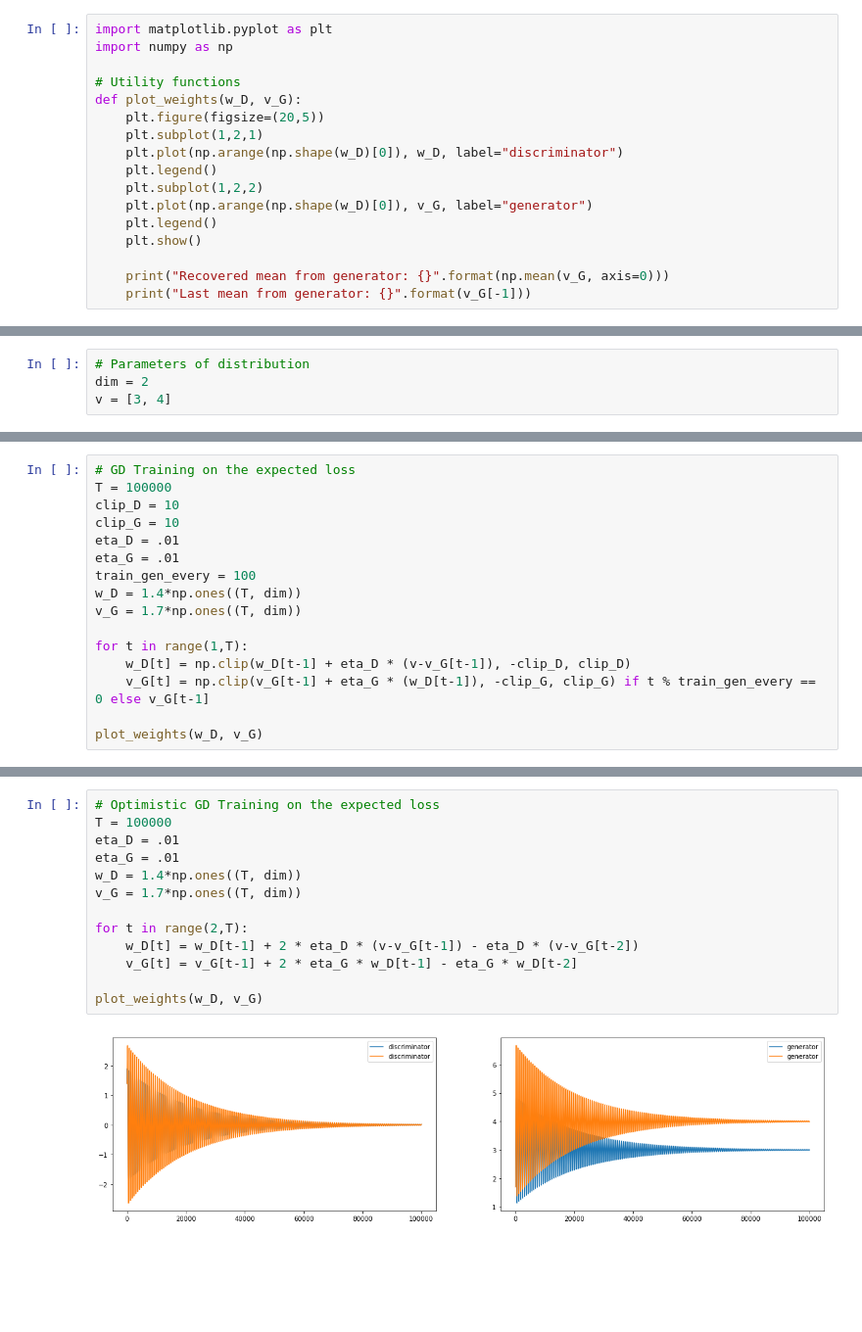
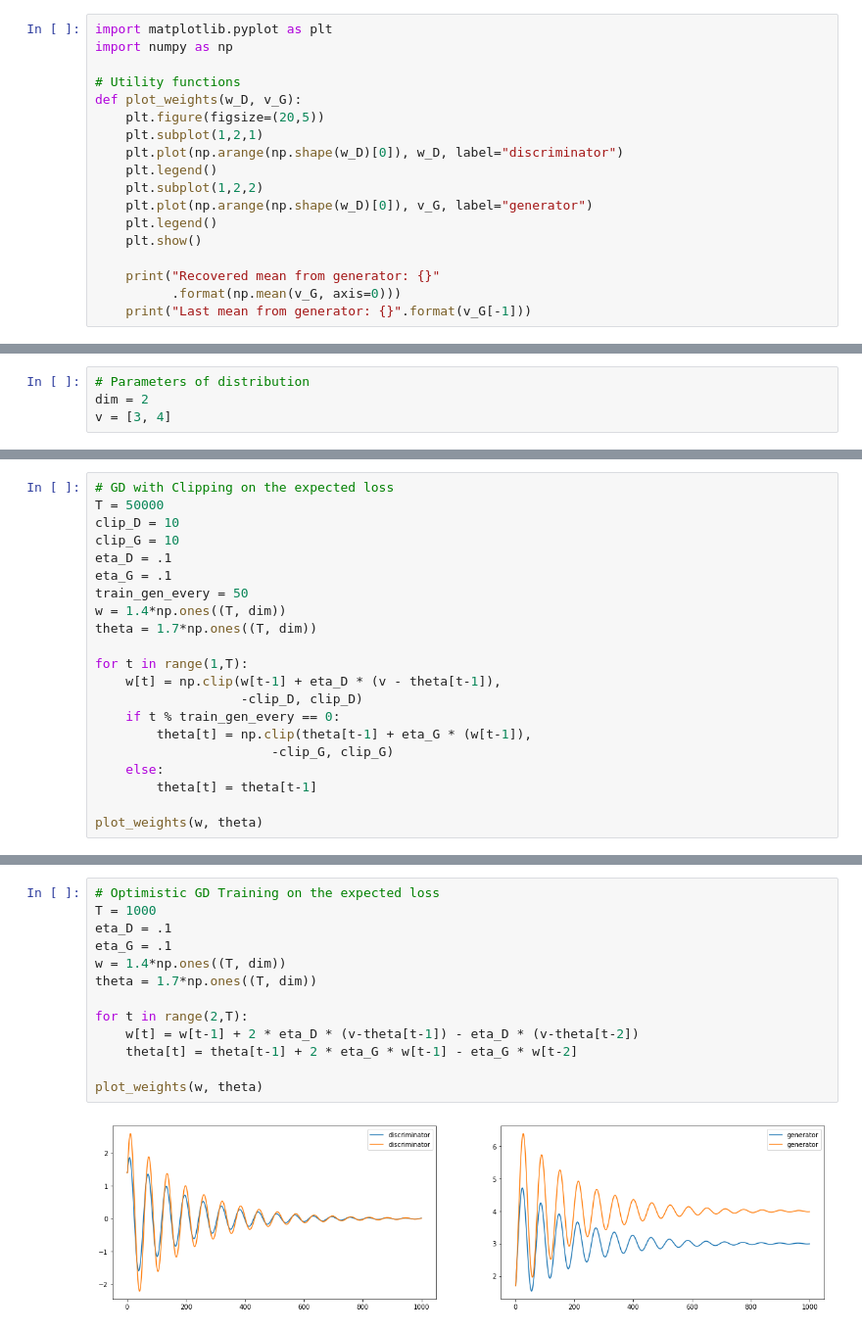
Before and after one commit to vsyrgkanis/optimistic_GAN_training, a Jupyter notebook: notebooks/Simple_GAN_example.ipynb, the cells around one changed output, grey strips where cells are left out. Shown at 98% size. Drawn from its saved outputs; the diff is of its cells as text; blank space fills up the shorter version.

```diff
--- a/notebooks/Simple_GAN_example.ipynb
+++ b/notebooks/Simple_GAN_example.ipynb
@@ -13,6 +13,7 @@ def plot_weights(w_D, v_G):
     plt.legend()
     plt.show()
 
-    print("Recovered mean from generator: {}".format(np.mean(v_G, axis=0)))
+    print("Recovered mean from generator: {}"
+          .format(np.mean(v_G, axis=0)))
     print("Last mean from generator: {}".format(v_G[-1]))
 # %% [markdown]
@@ -76,19 +80,24 @@ To help GD not cycle, we also employ standard approaches in WGAN training:
 
 We observe that GD training cycles even after this standard modifications in WGAN training. On the other hand, optimistic GD does not cycle even if we don't utilize these modifications.
 # %%
-# GD Training on the expected loss
-T = 100000
+# GD with Clipping on the expected loss
+T = 50000
 clip_D = 10
 clip_G = 10
-eta_D = .01
-eta_G = .01
-train_gen_every = 100
-w_D = 1.4*np.ones((T, dim))
-v_G = 1.7*np.ones((T, dim))
+eta_D = .1
+eta_G = .1
+train_gen_every = 50
+w = 1.4*np.ones((T, dim))
+theta = 1.7*np.ones((T, dim))
 
 for t in range(1,T):
-    w_D[t] = np.clip(w_D[t-1] + eta_D * (v-v_G[t-1]), -clip_D, clip_D)
-    v_G[t] = np.clip(v_G[t-1] + eta_G * (w_D[t-1]), -clip_G, clip_G) if t % train_gen_every == 0 else v_G[t-1]
+    w[t] = np.clip(w[t-1] + eta_D * (v - theta[t-1]),
+                   -clip_D, clip_D)
+    if t % train_gen_every == 0:
+        theta[t] = np.clip(theta[t-1] + eta_G * (w[t-1]),
+                       -clip_G, clip_G)
+    else:
+        theta[t] = theta[t-1]
 
-plot_weights(w_D, v_G)
+plot_weights(w, theta)
 # %% [output]
@@ -98,15 +107,15 @@ Last mean from generator: [ 2.16611313  3.87600603]
 # %%
 # Optimistic GD Training on the expected loss
-T = 100000
-eta_D = .01
-eta_G = .01
-w_D = 1.4*np.ones((T, dim))
-v_G = 1.7*np.ones((T, dim))
+T = 1000
+eta_D = .1
+eta_G = .1
+w = 1.4*np.ones((T, dim))
+theta = 1.7*np.ones((T, dim))
 
 for t in range(2,T):
-    w_D[t] = w_D[t-1] + 2 * eta_D * (v-v_G[t-1]) - eta_D * (v-v_G[t-2])
-    v_G[t] = v_G[t-1] + 2 * eta_G * w_D[t-1] - eta_G * w_D[t-2]
+    w[t] = w[t-1] + 2 * eta_D * (v-theta[t-1]) - eta_D * (v-theta[t-2])
+    theta[t] = theta[t-1] + 2 * eta_G * w[t-1] - eta_G * w[t-2]
 
-plot_weights(w_D, v_G)
+plot_weights(w, theta)
 # %% [output]
-[figure, old version]
+[figure, new version]
```
Also changed, not shown: parts of 21 cells of this notebook.
